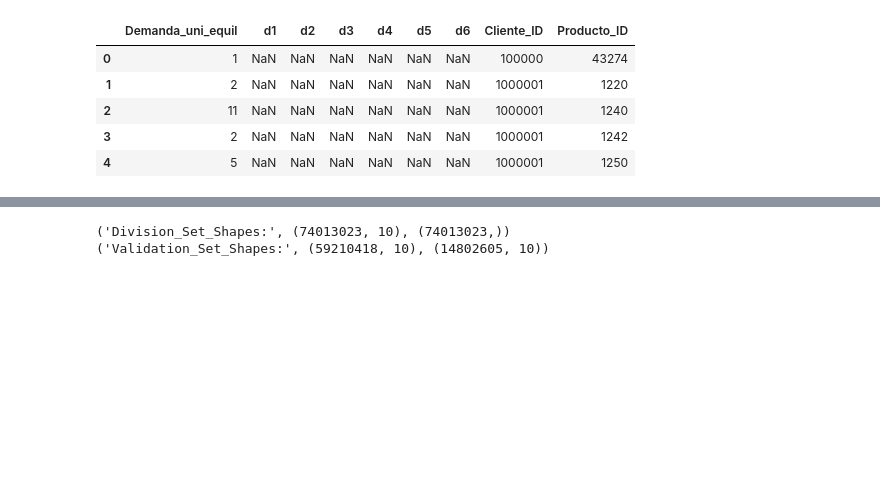
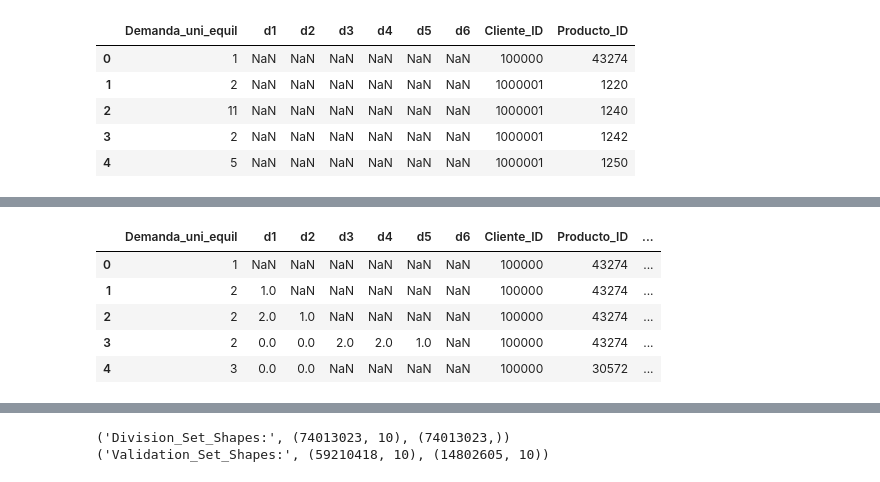
Before and after one commit to berkerkozan/KaggleBimboInventory, a Jupyter notebook: 20 Time series and totals.ipynb, the cells around one changed output, grey strips where cells are left out. Cells and saved outputs as stored; diff of their text form; code cells hidden in the pictures; blank space fills up the shorter version.

Commit message:
Product encoder separated to another file. (creates new product csv file) new file created for only training and testing.

```diff
--- a/20 Time series and totals.ipynb
+++ b/20 Time series and totals.ipynb
@@ -434,5 +452,5 @@ memory usage: 4.4 GB
 # %%
-train_joined = train_joined.join(product_demand_total, on='Producto_ID', lsuffix='_t').drop(['Producto_ID'],axis = 1)
+train_joined = pd.merge(train_joined, product_demand_total, on='Producto_ID')
 # %%
 train_joined.info()
 # %% [output]
@@ -474,5 +492,3 @@ memory usage: 480.6 MB
-# %%
-train_joined = train_joined.join(cliente_demand_total, on='Cliente_ID', lsuffix='_t').drop(['Cliente_ID'],axis = 1)
 # %%
 train_joined.info()
 # %% [output]
@@ -494,0 +527,13 @@ memory usage: 5.5 GB
+# %%
+#train_joined = train_joined.join(cliente_demand_total, on='Cliente_ID', lsuffix='_t', ignore_index=True)
+
+train_joined = pd.merge(train_joined, cliente_demand_total, on='Cliente_ID')
+# %%
+train_joined.head()
+# %% [output]
+|  | Demanda_uni_equil | d1 | d2 | d3 | d4 | d5 | d6 | Cliente_ID | Producto_ID | ... |
+| 0 | 1 | NaN | NaN | NaN | NaN | NaN | NaN | 100000 | 43274 | ... |
+| 1 | 2 | 1.0 | NaN | NaN | NaN | NaN | NaN | 100000 | 43274 | ... |
+| 2 | 2 | 2.0 | 1.0 | NaN | NaN | NaN | NaN | 100000 | 43274 | ... |
+| 3 | 2 | 0.0 | 0.0 | 2.0 | 2.0 | 1.0 | NaN | 100000 | 43274 | ... |
+| 4 | 3 | 0.0 | 0.0 | NaN | NaN | NaN | NaN | 100000 | 30572 | ... |
```
Also changed, not shown: parts of 24 cells of this notebook, 5 other files.
